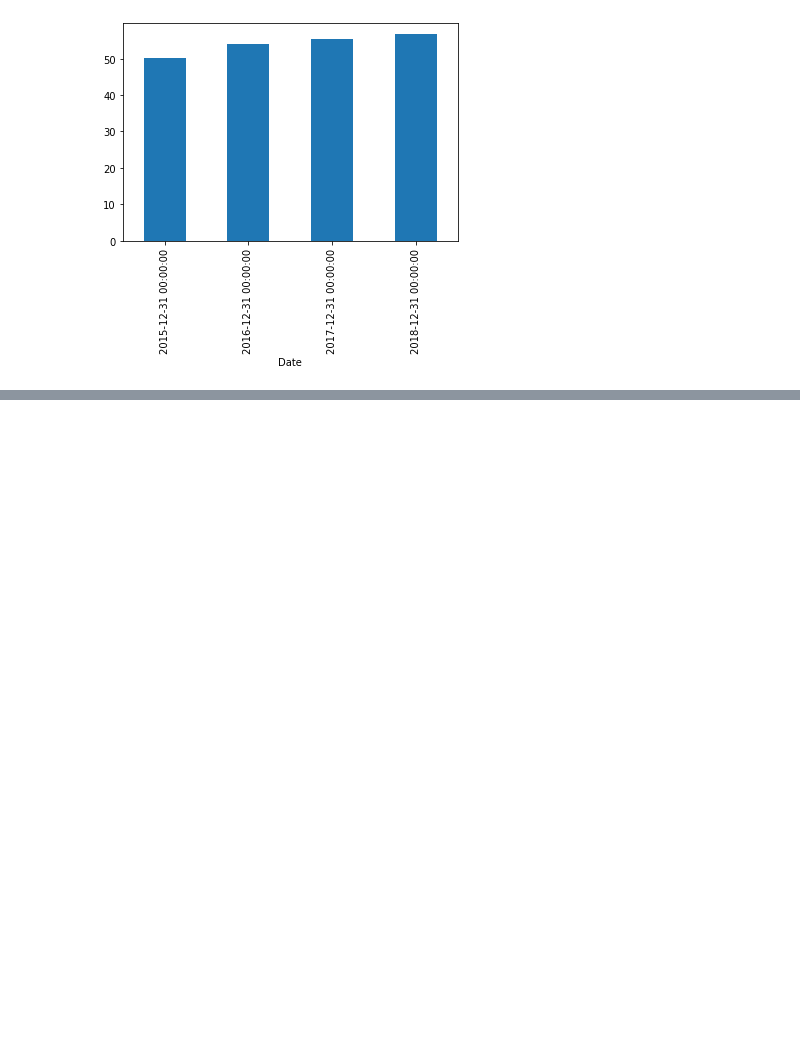
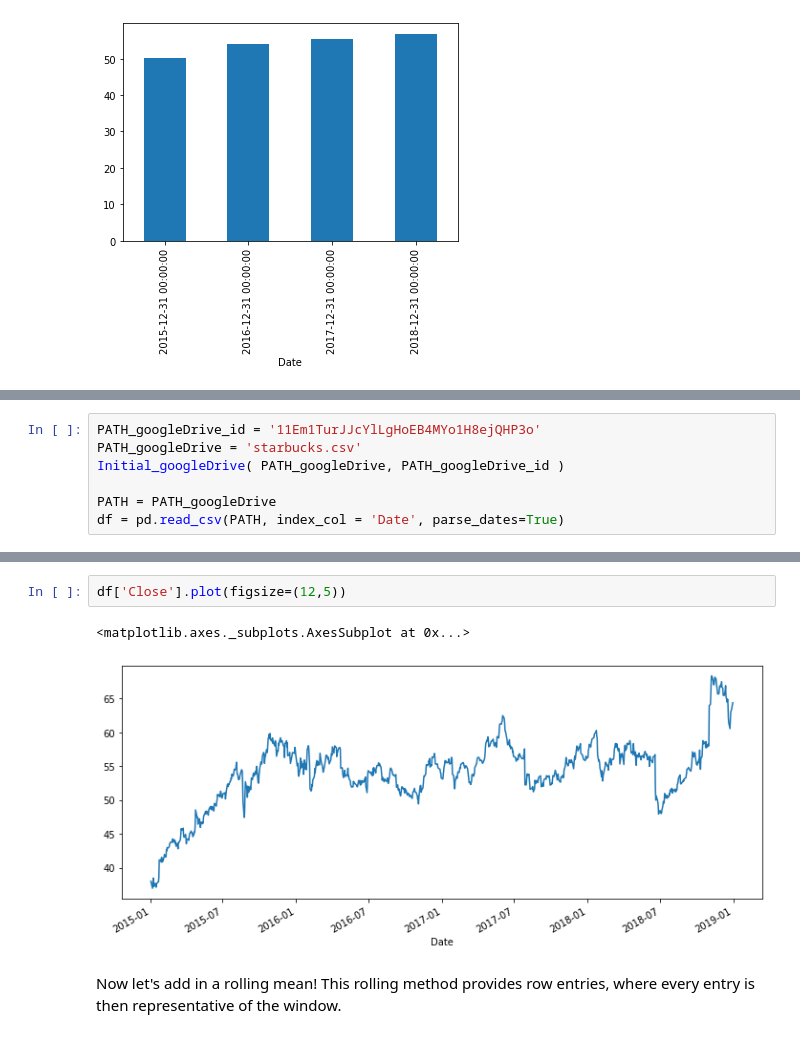
Before and after one commit to StevTobs/TimeSeries_Python, a Jupyter notebook: Time_Series_with_Pandas.ipynb, the cells around one changed output, grey strips where cells are left out. Drawn from its saved outputs; the diff is of its cells as text; blank space fills up the shorter version.

```diff
--- a/Time_Series_with_Pandas.ipynb
+++ b/Time_Series_with_Pandas.ipynb
@@ -362,0 +453,7 @@ title =
+# %%
+PATH_googleDrive_id = '11Em1TurJJcYlLgHoEB4MYo1H8ejQHP3o'
+PATH_googleDrive = 'starbucks.csv'
+Initial_googleDrive( PATH_googleDrive, PATH_googleDrive_id )
+
+PATH = PATH_googleDrive
+df = pd.read_csv(PATH, index_col = 'Date', parse_dates=True)
@@ -362,0 +470,7 @@ title =
+# %%
+df['Close'].plot(figsize=(12,5))
+# %% [output]
+<matplotlib.axes._subplots.AxesSubplot at 0x...>
+[figure, added]
+# %% [markdown]
+Now let's add in a rolling mean! This rolling method provides row entries, where every entry is then representative of the window.
```
Also changed, not shown: parts of 38 cells of this notebook.
